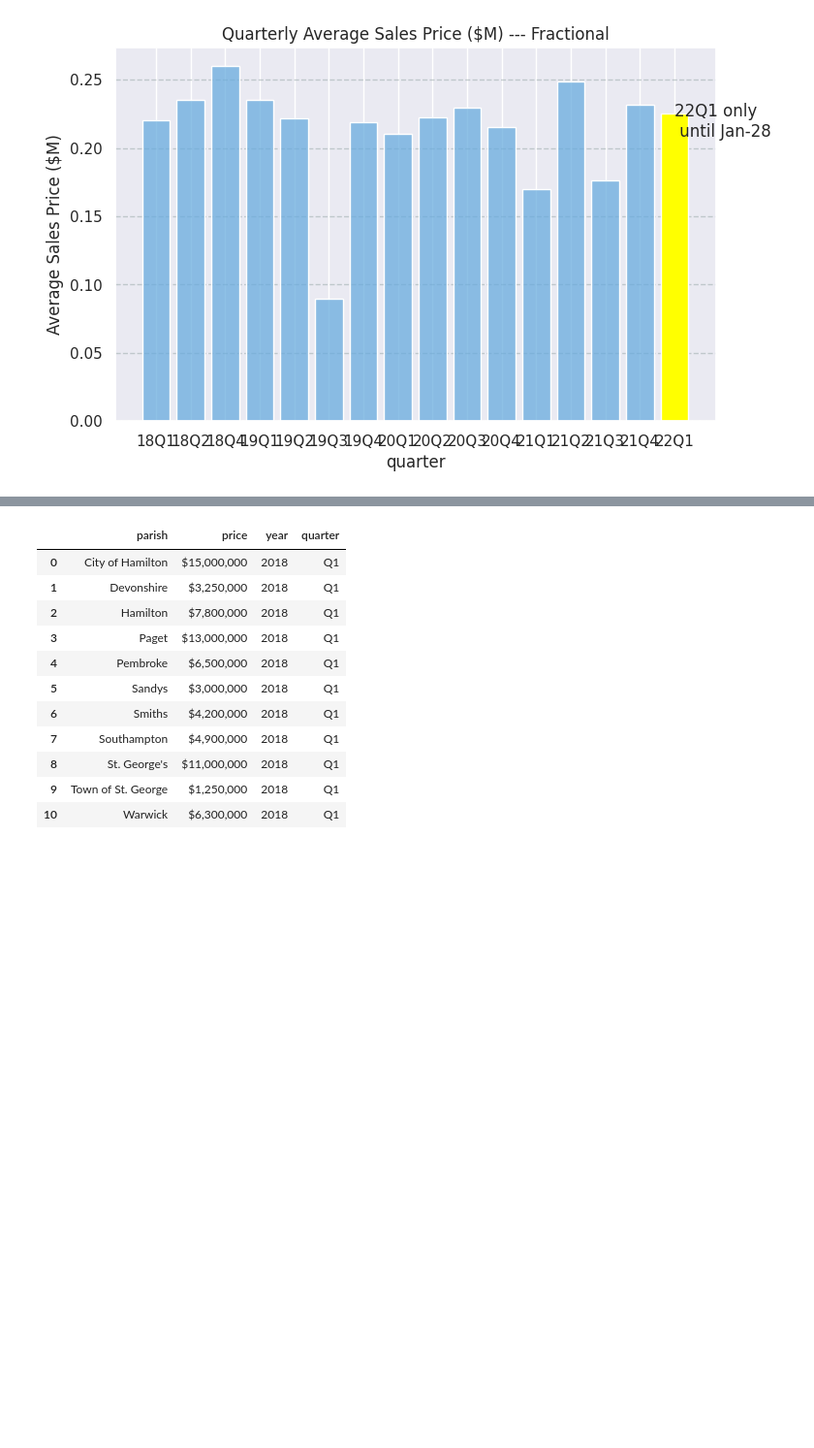
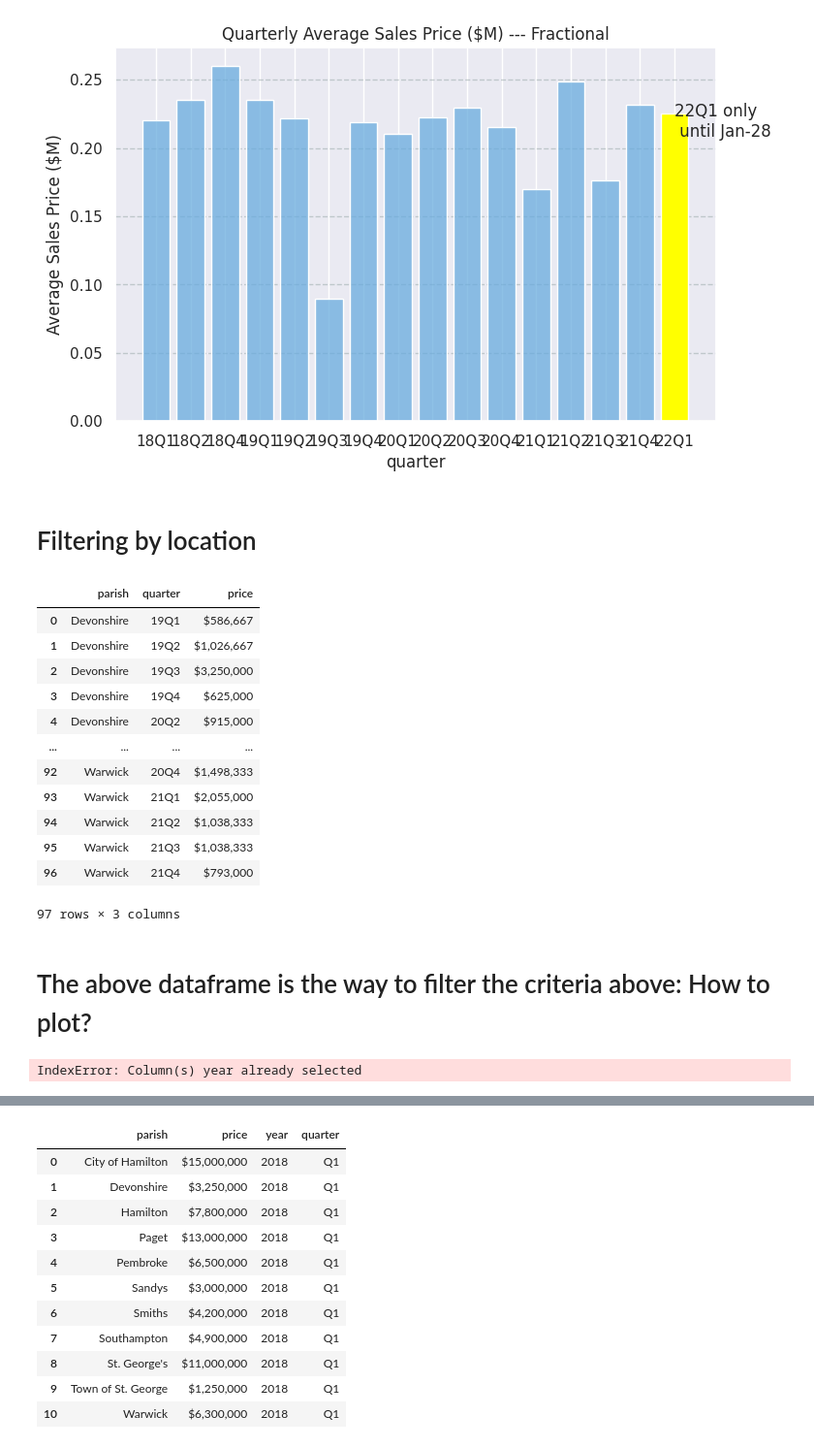
Before and after one commit to bermuda-automation/kw-data-reports, a Jupyter notebook: reports_data_and_graphs.ipynb, the cells around one changed output, grey strips where cells are left out. Shown: that part at 97% size. Saved outputs shown, nothing was run; the diff lists cells and outputs as text; code cells hidden in the pictures; blank space fills up the shorter version.

```diff
--- a/reports_data_and_graphs.ipynb
+++ b/reports_data_and_graphs.ipynb
@@ -790,3 +390,44 @@ my_title, my_ylabel = create_graph_labels(indicator, period, location, property_
 create_bar_chart(df, last_sale, my_title, my_ylabel, period) # plot with disclaimer
 # %% [output]
 [figure]
+# %% [markdown]
+# Filtering by location
+# %%
+df = rep.import_sales_data("./../kw-data-import/data/kw-sales.csv") # import data
+property_type = "house"
+bracket = None
+starting_year, final_year = 2019, 2021
+
+period = "quarter"
+location = "by_parish"
+indicator = "average_sales_price"
+
+
+
+# ['Pembroke', 'Warwick', 'Paget', 'Hamilton', 'Southampton', 'Smiths', 'Sandys', "St. George's", 'Devonshire']
+# possible regions are: ['western', 'central', 'eastern']
+# %%
+df = rep.filter_property_type(df, property_type) # filter property type selected
+df = rep.filter_by_bracket(df, house_price_brackets, bracket) # filter by market segment
+df = rep.filter_year_interval(df, starting_year, final_year) # year interval
+# %%
+xx = df.groupby(['parish','quarter'], as_index=False).agg({"price": "mean"})
+xx["price"] = xx["price"].map(rep.smtm)
+# %%
+xx
+# %% [output]
+|  | parish | quarter | price |
+| 0 | Devonshire | 19Q1 | $586,667 |
+| 1 | Devonshire | 19Q2 | $1,026,667 |
+| 2 | Devonshire | 19Q3 | $3,250,000 |
+| 3 | Devonshire | 19Q4 | $625,000 |
+| 4 | Devonshire | 20Q2 | $915,000 |
+| ... | ... | ... | ... |
+| 92 | Warwick | 20Q4 | $1,498,333 |
+| 93 | Warwick | 21Q1 | $2,055,000 |
+| 94 | Warwick | 21Q2 | $1,038,333 |
+| 95 | Warwick | 21Q3 | $1,038,333 |
+| 96 | Warwick | 21Q4 | $793,000 |
+97 rows × 3 columns
+# %% [markdown]
+# The above dataframe is the way to filter the criteria above: How to plot?
@@ -792,0 +439,5 @@ create_bar_chart(df, last_sale, my_title, my_ylabel, period) # plot with disclai
+# %%
+xx = df.groupby('parish', as_index=False).agg({"price": "min" , 'year':['2019','2020'], 'quarter':'first'})
+xx["price"] = xx["price"].map(rep.smtm)
+# %% [output]
+IndexError: Column(s) year already selected
```
Also changed, not shown: parts of 7 cells of this notebook, 1 other file.
